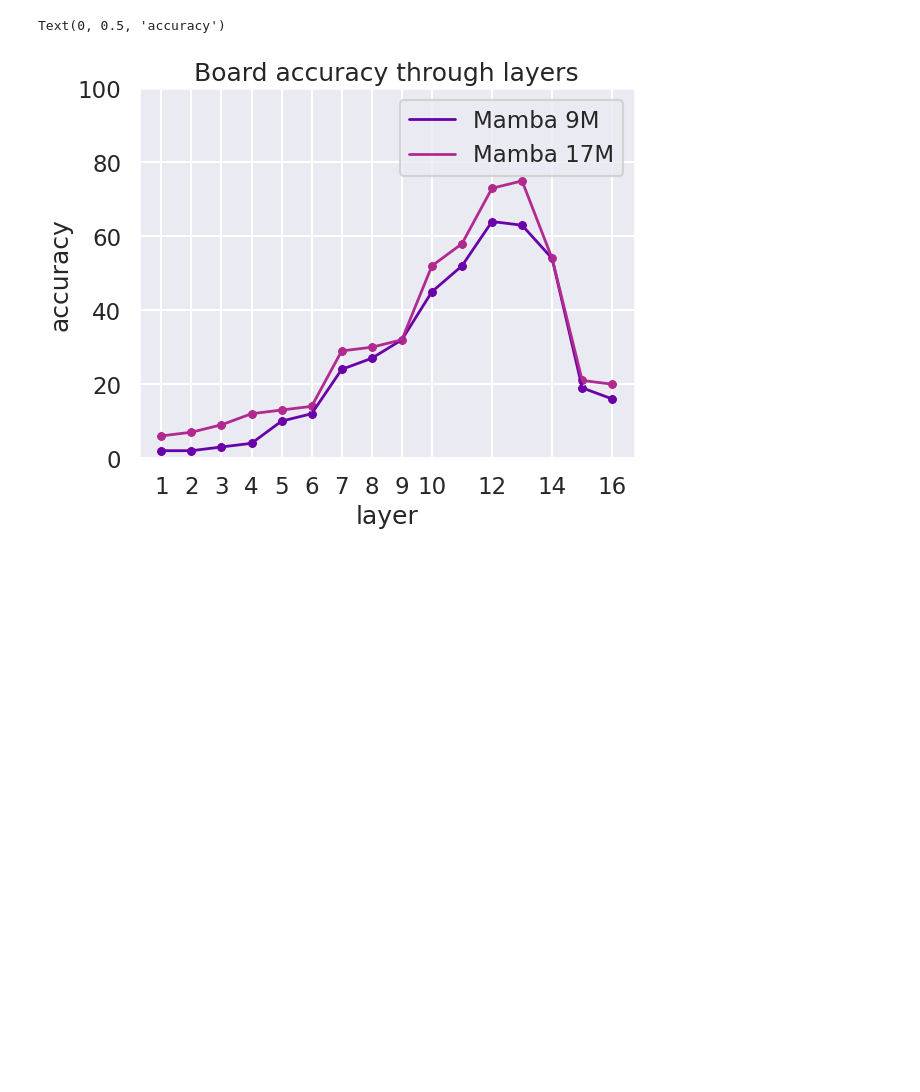
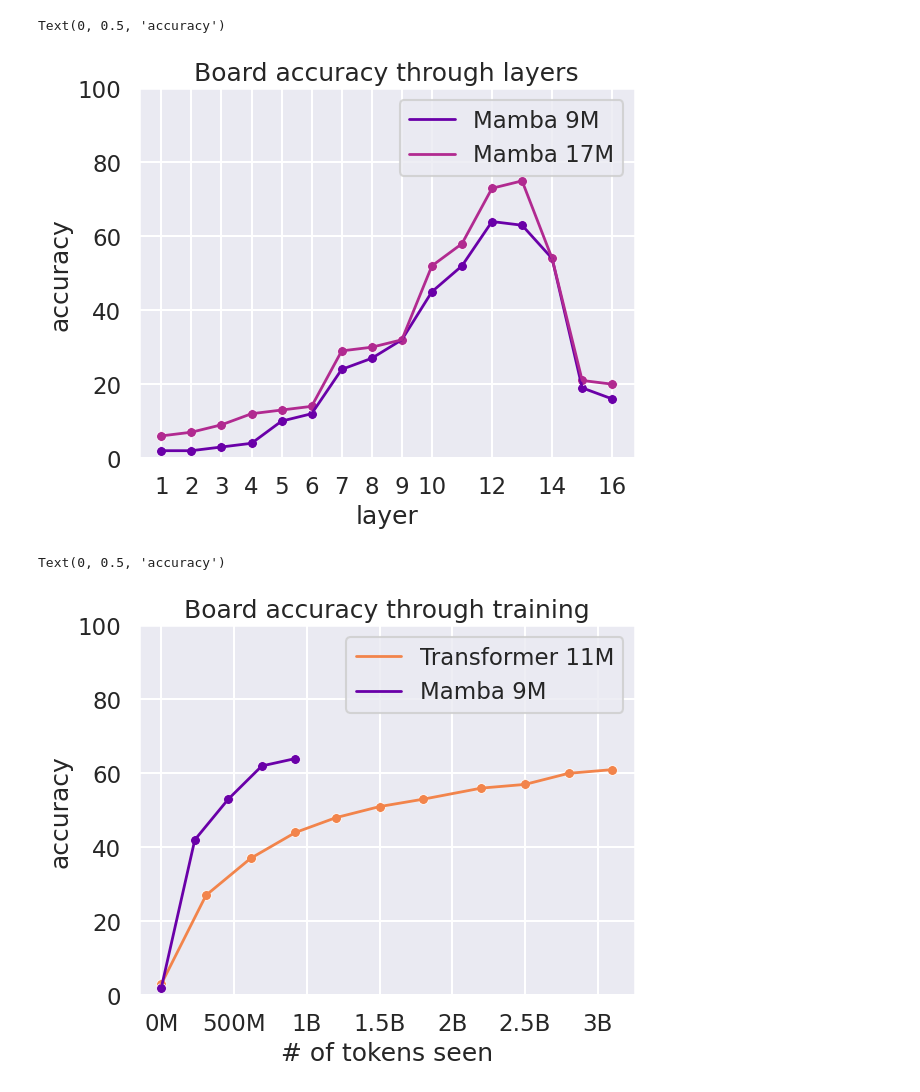
Before and after one commit to alxndrTL/othello_mamba, a Jupyter notebook: plots.ipynb, the cells around one changed output. Cells and saved outputs as stored; diff of their text form; code cells hidden in the pictures; blank space fills up the shorter version.

```diff
--- a/plots.ipynb
+++ b/plots.ipynb
@@ -64,3 +64,34 @@ ax.set_ylabel('accuracy')
 # %% [output]
 Text(0, 0.5, 'accuracy')
 [figure]
+# %%
+x1 = [0, 307, 614, 922, 1200, 1500, 1800, 2200, 2500, 2800, 3100]
+y1 = [3, 27, 37, 44, 48, 51, 53, 56, 57, 60, 61] # 11M Transformer board acc
+
+x2 = [0, 230, 460, 691, 922]
+y2 = [2, 42, 53, 62, 64] # 9M Mamba board acc
+
+cmap = cm.plasma
+colors = [cmap(0.7), cmap(0.9), cmap(0.2), cmap(0.4)]
+
+sns.set_theme('talk')
+
+ax = sns.lineplot(x=x1, y=y1, color=colors[0], linewidth=2, label="Transformer 11M")
+sns.scatterplot(ax=ax, x=x1, y=y1, color=colors[0], s=50)
+
+sns.lineplot(ax=ax, x=x2, y=y2, color=colors[2], linewidth=2, label="Mamba 9M")
+sns.scatterplot(ax=ax, x=x2, y=y2, color=colors[2], s=50)
+
+xticks = [0, 500, 1000, 1500, 2000, 2500, 3000]
+xlabels = ["0M", "500M", "1B", "1.5B", "2B", "2.5B", "3B"]
+ax.set_xticks(xticks)
+ax.set_xticklabels(xlabels , rotation=0)
+
+ax.set_ybound(0, 100)
+
+ax.set_title('Board accuracy through training', fontsize=18)
+ax.set_xlabel('# of tokens seen')
+ax.set_ylabel('accuracy')
+# %% [output]
+Text(0, 0.5, 'accuracy')
+[figure, added]
```
Also changed, not shown: parts of 3 cells of this notebook, 9 other files.
